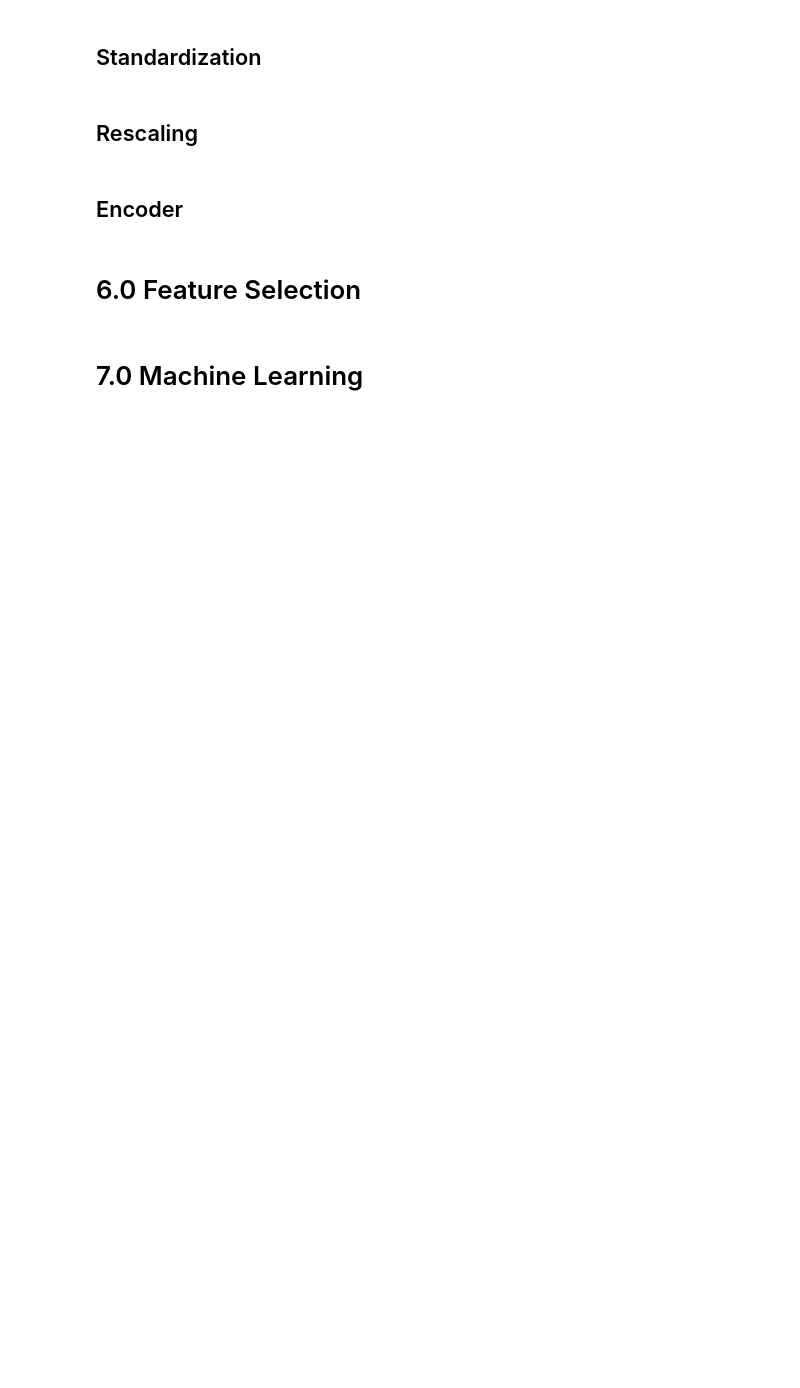
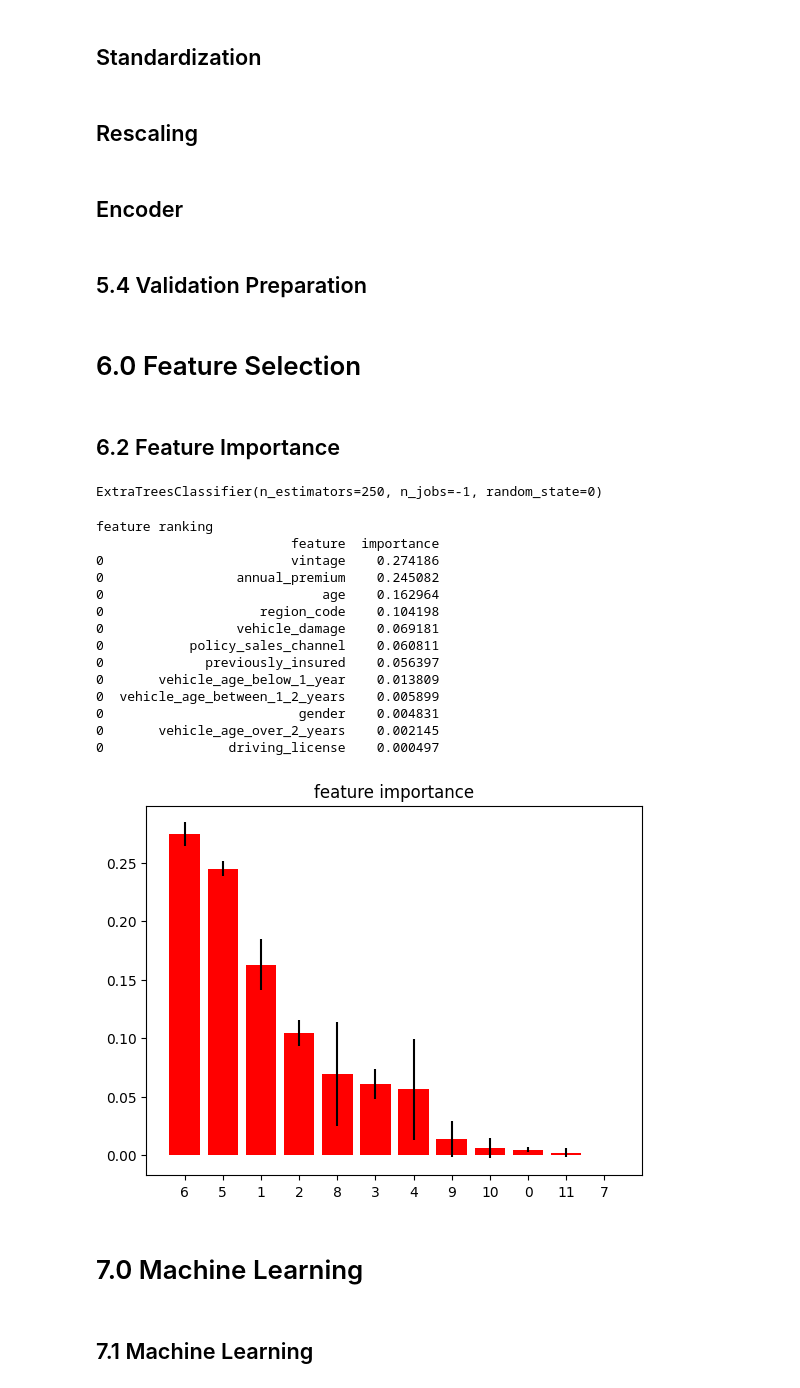
Before and after one commit to OscarFantozzi/Healt-Insurance-Cross_Sell, a Jupyter notebook: pa004_Health_Insurance_cross_sell.ipynb, the cells around one changed output. Drawn from its saved outputs; the diff is of its cells as text; code cells hidden in the pictures; blank space fills up the shorter version.

Commit message:
trained and evaluated models

```diff
--- a/pa004_Health_Insurance_cross_sell.ipynb
+++ b/pa004_Health_Insurance_cross_sell.ipynb
@@ -269,14 +285,19 @@ Index(['id', 'gender', 'age', 'region_code', 'policy_sales_channel',
 # %% [markdown]
 ## Encoder
 # %%
-# driver licencse
+# gender - One Hot Encoding / Target Encoding
+target_encoding_gender = df5.groupby( 'gender' )['response'].mean()
+df5.loc[:,'gender'] = df5['gender'].map( target_encoding_gender )
 
-# region code
-
-# previously_insured
+# region code - Frequency Encoding / Target Encoding / Weighted Target Encoding
+target_enconding_region_code = df5.groupby('region_code')['response'].mean()
+df5.loc[:,'region_code'] = df5['region_code'].map( target_enconding_region_code )
 
 # vehicle_age
-
-# vehicle_damage
+df5 = pd.get_dummies( data = df5, prefix = 'vehicle_age', columns = ['vehicle_age']  )
 
 # policy_sales_channel
+fe_policy_sales_channel = df5.groupby('policy_sales_channel').size() / len(df5)
+df5.loc[:, 'policy_sales_channel'] = df5['policy_sales_channel'].map( fe_policy_sales_channel )
+# %% [markdown]
+## 5.4 Validation Preparation
@@ -283,4 +328,53 @@ Index(['id', 'gender', 'age', 'region_code', 'policy_sales_channel',
 # %% [markdown]
 # 6.0 Feature Selection
+# %% [markdown]
+## 6.2 Feature Importance
+# %%
+# model definition
+forest = en.ExtraTreesClassifier( n_estimators = 250 , random_state = 0 , n_jobs = -1 )
+
+# data preparation
+x_train_n = df5.drop(['id','response'], axis = 1)
+y_train_n = y_train.values
+forest.fit( x_train_n , y_train_n  )
+# %% [output]
+ExtraTreesClassifier(n_estimators=250, n_jobs=-1, random_state=0)
+# %%
+importances = forest.feature_importances_
+std = np.std( [tree.feature_importances_ for tree in forest.estimators_], axis = 0 )
+indices = np.argsort(importances)[::-1]
+
+# print the feature ranking
+print('feature ranking')
+df = pd.DataFrame()
+for i, j in zip( x_train_n, forest.feature_importances_ ):
+    aux = pd.DataFrame( {'feature' : i , 'importance' : j } , index = [0]  )
+    df = pd.concat( [df , aux] , axis = 0 )
+
+print(df.sort_values('importance', ascending = False) )
+
+# Plot the impurity-based feature importance of the forest
+plt.figure()
+plt.title( 'feature importance' )
+plt.bar(range(x_train_n.shape[1]), importances[indices], color = 'r', yerr = std[indices], align = 'center')
+plt.xticks(range(x_train_n.shape[1]), indices)
+plt.xlim( [-1,x_train_n.shape[1]] )
+plt.show()
+# %% [output]
+feature ranking
+                         feature  importance
+0                        vintage    0.274186
+0                 annual_premium    0.245082
+0                            age    0.162964
+0                    region_code    0.104198
+0                 vehicle_damage    0.069181
+0           policy_sales_channel    0.060811
+0             previously_insured    0.056397
+0       vehicle_age_below_1_year    0.013809
+0  vehicle_age_between_1_2_years    0.005899
+0                         gender    0.004831
+0       vehicle_age_over_2_years    0.002145
+0                driving_license    0.000497
+[figure, added]
 # %% [markdown]
 # 7.0 Machine Learning
@@ -286,0 +391,2 @@ Index(['id', 'gender', 'age', 'region_code', 'policy_sales_channel',
+# %% [markdown]
+## 7.1 Machine Learning
```
Also changed, not shown: parts of 14 cells of this notebook.
